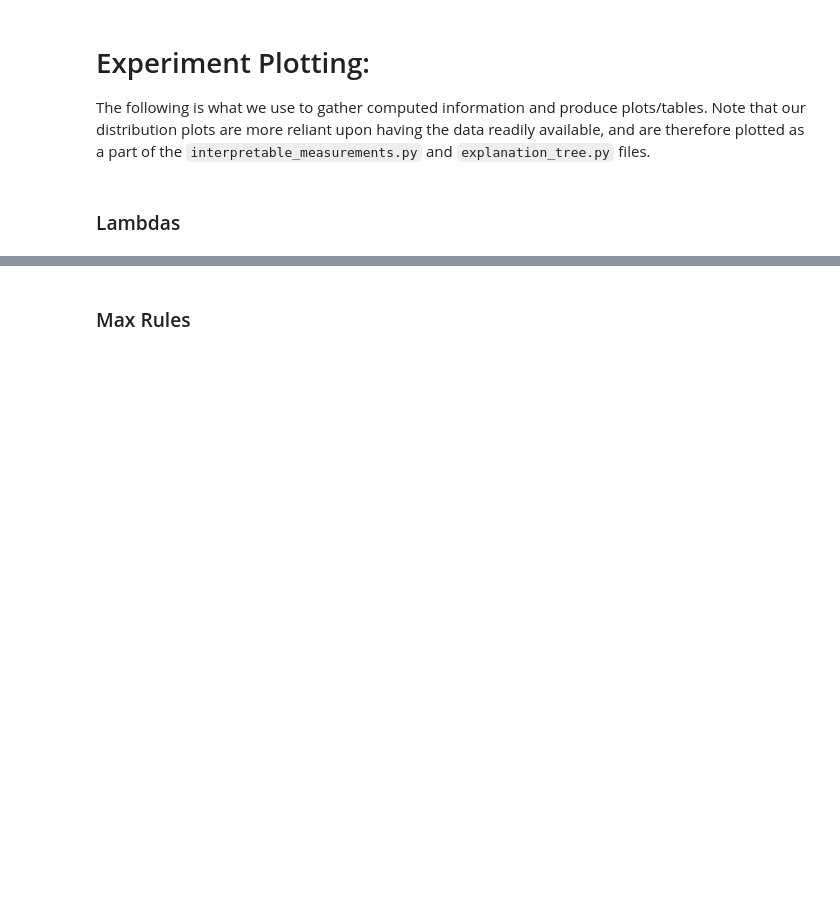
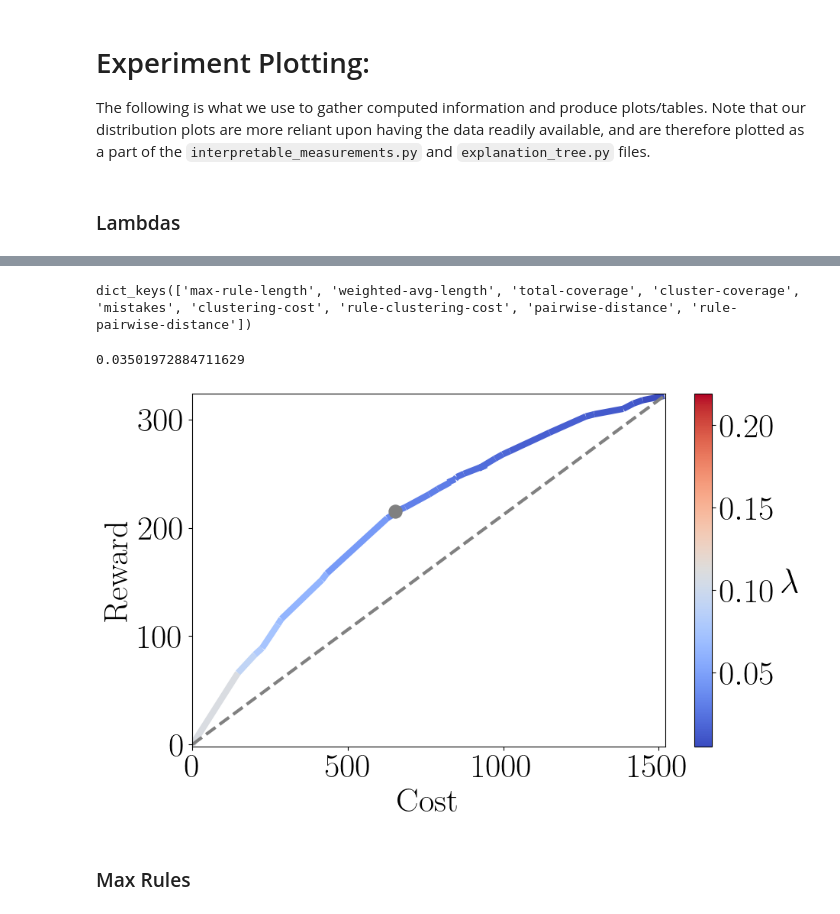
Before and after one commit to kevinqnb/interpretable-clustering, a Jupyter notebook: examples/experiments.ipynb, the cells around one changed output, grey strips where cells are left out. Saved outputs shown, nothing was run; the diff lists cells and outputs as text; code cells hidden in the pictures; blank space fills up the shorter version.

Commit message:
max rules experiment results

```diff
--- a/examples/experiments.ipynb
+++ b/examples/experiments.ipynb
@@ -86,14 +78,13 @@ ref = 'total_coverage_cost'
-# %%
-# import json experiments
-fname = "../data/experiments/" + dataset + "/" + experiment + "/exp.json"
-with open(fname, 'r') as f:
-    exp_data = json.load(f)
 # %% [markdown]
 ### Lambdas
 # %%
 # Load experiment results
-fname = "../data/experiments/" + dataset + "/" + experiment + "/exp_" + ref + ".csv"
-experiment_df = pd.read_csv(fname, header=[0, 1, 2], index_col=0)
-lambdas = experiment_df.index.values
-gains = experiment_df['gain'].to_numpy()
-costs = experiment_df['cost'].to_numpy()
+ref = '_rule_tuning'
+fname = "../data/experiments/" + dataset + "/lambdas/exp" + ref + ".json"
+with open(fname, 'r') as f:
+    lambda_dict = json.load(f)
+
+#experiment_df = pd.read_csv(fname, header=[0, 1, 2], index_col=0)
+#lambdas = experiment_df.index.values
+#gains = experiment_df['gain'].to_numpy()
+#costs = experiment_df['cost'].to_numpy()
@@ -125,0 +91,4 @@ Text(0.5, 1.0, 'Total Coverage Cost Objective')
+# %%
+lambda_dict['modules'][module].keys()
+# %% [output]
+dict_keys(['max-rule-length', 'weighted-avg-length', 'total-coverage', 'cluster-coverage', 'mistakes', 'clustering-cost', 'rule-clustering-cost', 'pairwise-distance', 'rule-pairwise-distance'])
@@ -126,2 +117,43 @@ Text(0.5, 1.0, 'Total Coverage Cost Objective')
+# %%
+print(best_lambda)
+# %% [output]
+0.03501972884711629
+# %%
+points = np.array([x, y]).T.reshape(-1, 1, 2)
+segments = np.concatenate([points[:-1], points[1:]], axis=1)
+
+fig, ax = plt.subplots(figsize=(10, 6))
+norm = plt.Normalize(z.min(), z.max())
+lc = LineCollection(segments, cmap='coolwarm', norm=norm)
+lc.set_array(z)
+lc.set_linewidth(6)
+line = ax.add_collection(lc)
+
+x_ = np.linspace(min(x), max(x), 10)
+y_ = x_ * (max(y) / max(x))
+plt.plot(x_, y_, linestyle='dashed', color='gray', linewidth=3)
+
+plt.scatter(
+    x[best_lambda_idx],
+    y[best_lambda_idx],
+    color='grey',
+    s=150,
+    zorder=5,
+    label=r'Best $\lambda$ = %.2f' % best_lambda
+)
+
+cbar = fig.colorbar(line, ax=ax)
+cbar.set_label(r'$\lambda$', rotation=0, labelpad=15)
+
+ax.set_xlim(-2, x.max() + 2)
+ax.set_ylim(-2, y.max() + 2)
+ax.set_xlabel('Cost')
+ax.set_ylabel('Reward')
+#plt.title('Coverage Mistake Objective')
+#ax.set_title('Line Plot Colored by Z Values')
+
+plt.show()
+# %% [output]
+[figure, added]
 # %% [markdown]
 ### Max Rules
```
Also changed, not shown: parts of 22 cells of this notebook, 43 other files.
